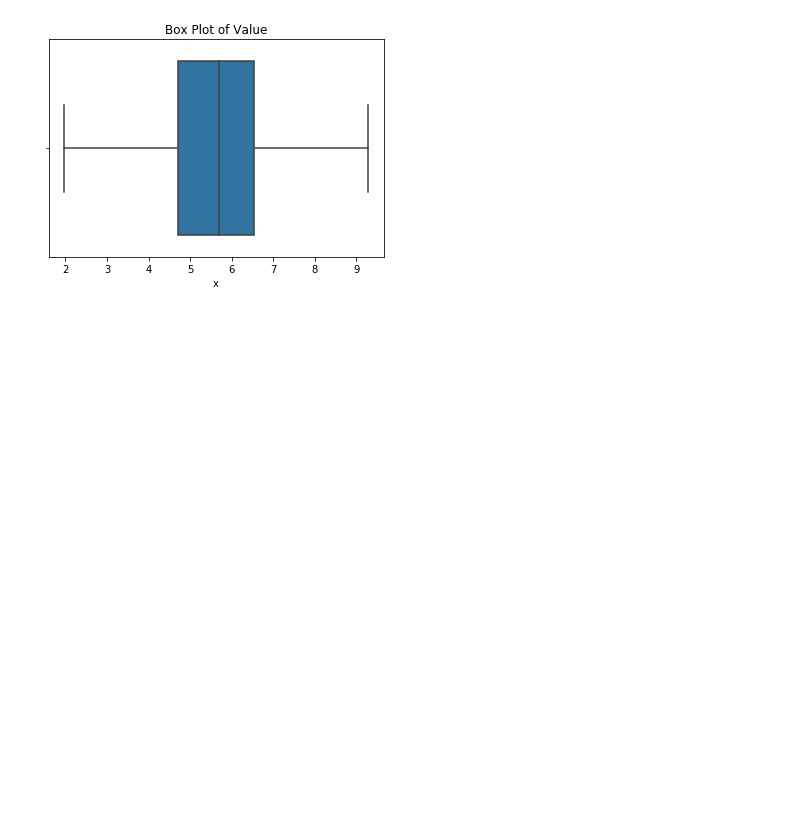
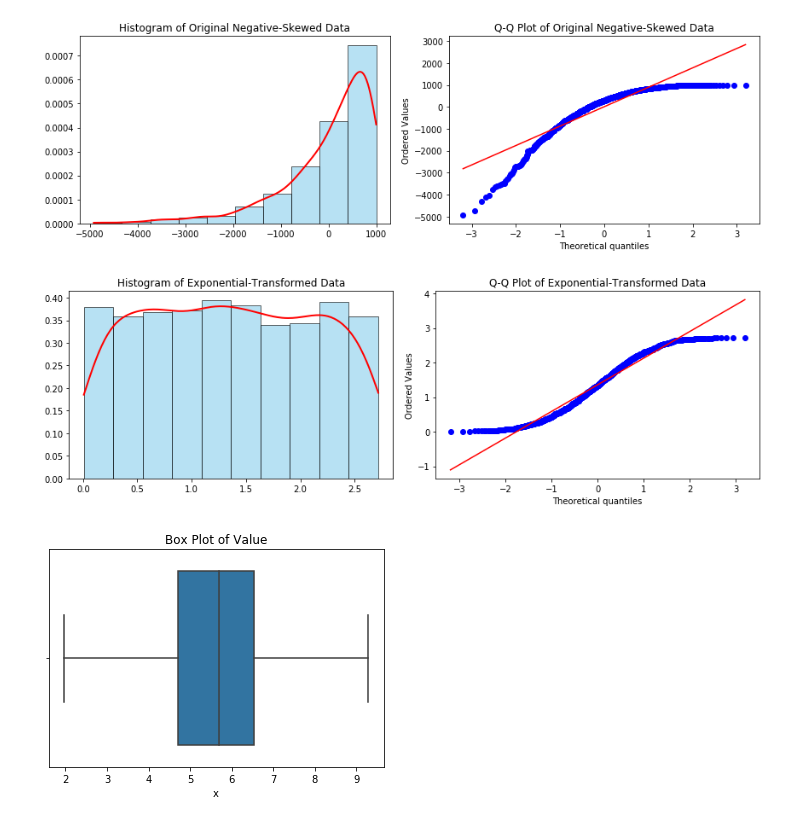
Before and after one commit to kangspa/ADP-study, a Jupyter notebook: PracticeTest/practice.ipynb, the cells around one changed output. Cells and saved outputs as stored; diff of their text form; code cells hidden in the pictures; blank space fills up the shorter version.

```diff
--- a/PracticeTest/practice.ipynb
+++ b/PracticeTest/practice.ipynb
@@ -91,3 +80,20 @@ Lower Bound: 1.9649999999999999, Upper Bound: 9.285
+# %%
+# 좌측으로 치우친 데이터 생성
+np.random.seed(1)
+neg_data = -np.random.exponential(scale=1000, size=1000)+1000
+df_neg = pd.DataFrame(neg_data, columns=['value'])
+
+# 원본 데이터 분포 확인
+plot_distribution(df_neg, 'value', 'Original Negative-Skewed Data')
+
+# 지수 변환
+df_neg['exp_value'] = np.exp(df_neg['value'] / 1000)  # 스케일 조정 후 exp 적용
+
+# 변환 후 데이터 분포 확인
+plot_distribution(df_neg, 'exp_value', 'Exponential-Transformed Data')
+# %% [output]
+[figure, added]
+[figure, added]
 # %%
 import seaborn as sns
 import matplotlib.pyplot as plt
```
Also changed, not shown: parts of 9 cells of this notebook, 8 other files.
